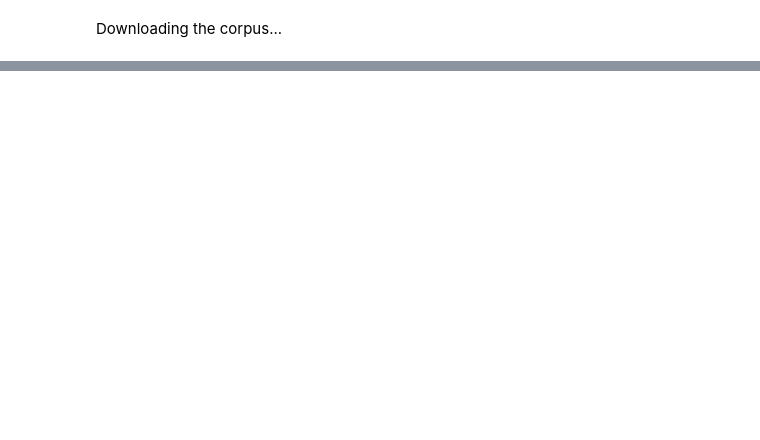
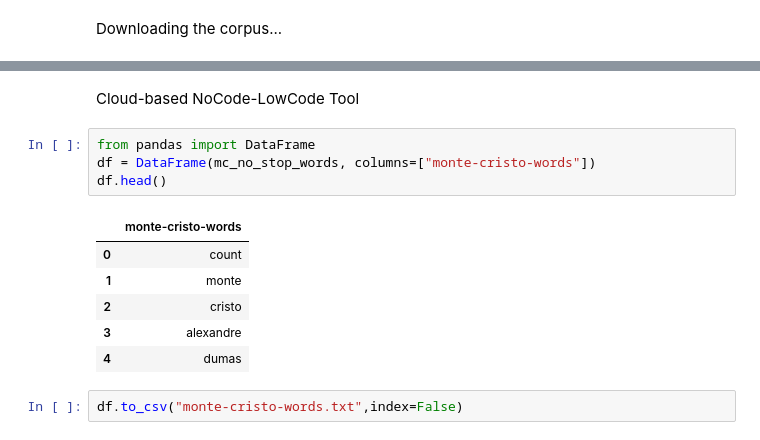
Before and after one commit to sarwaridas/TheCountOfMonteCristo_NLP, a Jupyter notebook: NLP_lowcode.ipynb, the cells around one changed output, grey strips where cells are left out. Cells and saved outputs as stored; diff of their text form; blank space fills up the shorter version.

```diff
--- a/NLP_lowcode.ipynb
+++ b/NLP_lowcode.ipynb
@@ -59,0 +91,15 @@ reference is no doubt to the _Wistaria frutescens_.—Ed.
+# %% [markdown]
+Cloud-based NoCode-LowCode Tool
+# %%
+from pandas import DataFrame
+df = DataFrame(mc_no_stop_words, columns=["monte-cristo-words"])
+df.head()
+# %% [output]
+|  | monte-cristo-words |
+| 0 | count |
+| 1 | monte |
+| 2 | cristo |
+| 3 | alexandre |
+| 4 | dumas |
+# %%
+df.to_csv("monte-cristo-words.txt",index=False)
```
Also changed, not shown: parts of 10 cells of this notebook.
